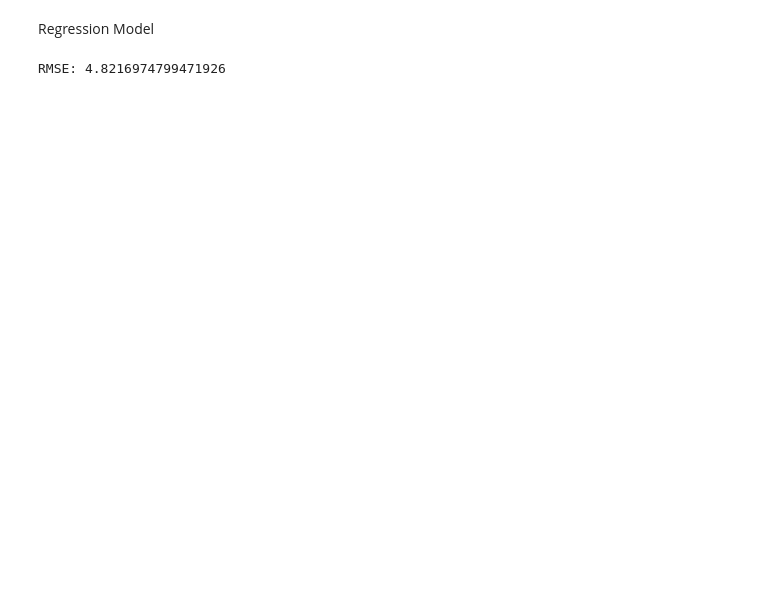
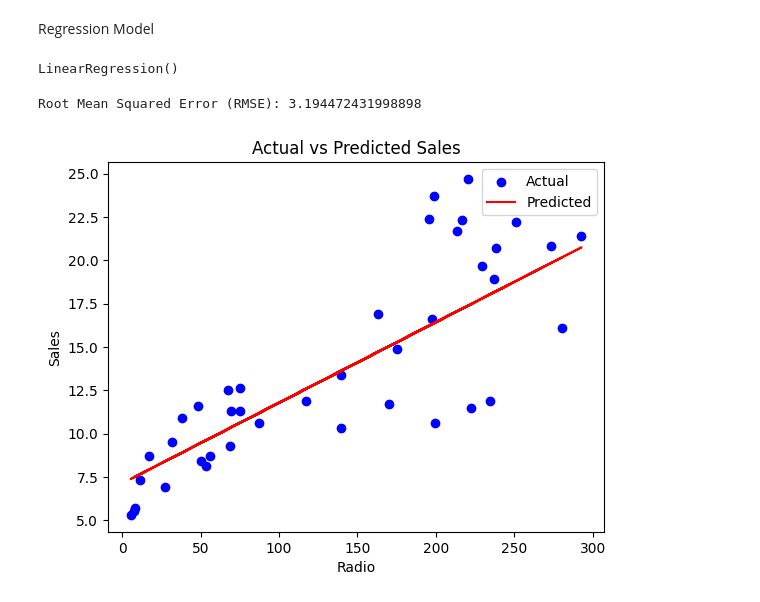
Before and after one commit to omshete0550/SEM7_Material, a Jupyter notebook: ML/PRACS/q1.ipynb, the cells around one changed output. Cells and saved outputs as stored; diff of their text form; code cells hidden in the pictures; blank space fills up the shorter version.

```diff
--- a/ML/PRACS/q1.ipynb
+++ b/ML/PRACS/q1.ipynb
@@ -78,0 +88,4 @@ y_pred = model.predict(X_test)
+# %%
+#  Feature (Radio) and target (Sales)
+X = df[['TV Ad Budget ($)']]
+y = df['Sales ($)']
@@ -78,0 +94,5 @@ y_pred = model.predict(X_test)
+# %%
+model = LinearRegression()
+model.fit(X_train, y_train)
+# %% [output]
+LinearRegression()
@@ -79,9 +101,15 @@ y_pred = model.predict(X_test)
 # %%
-from sklearn.metrics import mean_squared_error
-import numpy as np
-
-# Calculate RMSE
 rmse = np.sqrt(mean_squared_error(y_test, y_pred))
-print(f"RMSE: {rmse}")
+print(f"Root Mean Squared Error (RMSE): {rmse}")
 # %% [output]
-RMSE: 4.8216974799471926
+Root Mean Squared Error (RMSE): 3.194472431998898
+# %%
+plt.scatter(X_test, y_test, color='blue', label='Actual')
+plt.plot(X_test, y_pred, color='red', label='Predicted')
+plt.title('Actual vs Predicted Sales')
+plt.xlabel('Radio')
+plt.ylabel('Sales')
+plt.legend()
+plt.show()
+# %% [output]
+[figure, added]
```
Also changed, not shown: parts of 10 cells of this notebook, 23 other files.
